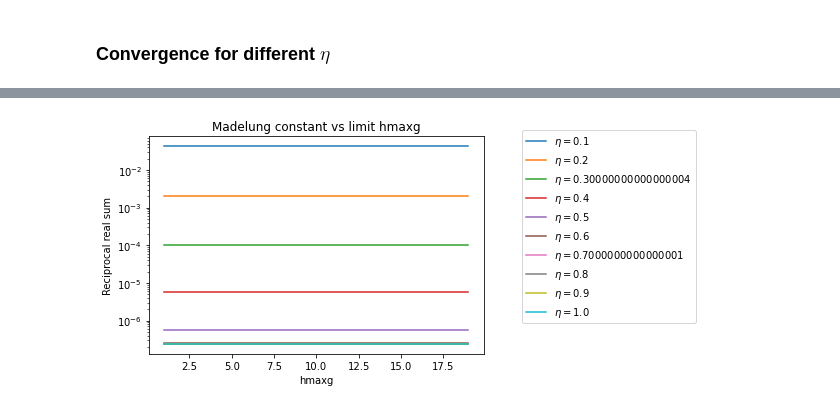
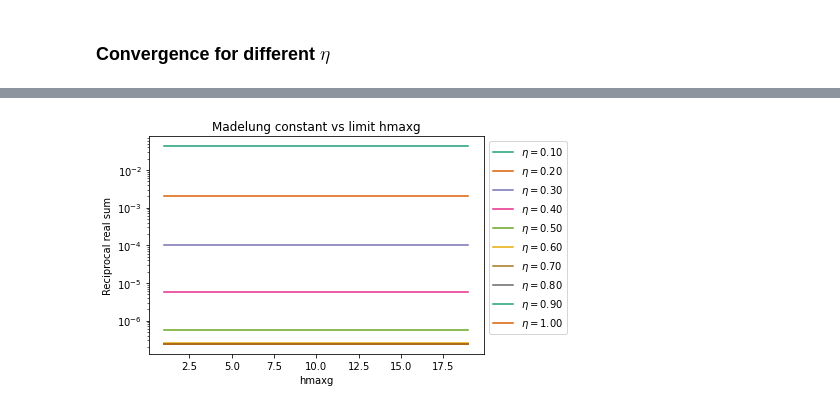
Before and after one commit to carle13/DipolarMagneticInteractions, a Jupyter notebook: AnalysisCharges/analysisCharges.ipynb, the cells around one changed output, grey strips where cells are left out. Cells and saved outputs as stored; diff of their text form; code cells hidden in the pictures.

Commit message:
plots

```diff
--- a/AnalysisCharges/analysisCharges.ipynb
+++ b/AnalysisCharges/analysisCharges.ipynb
@@ -3,6 +3,8 @@
 # %%
 import numpy as np
 import matplotlib.pyplot as plt
+from matplotlib.ticker import MaxNLocator
+plt.rcParams["axes.prop_cycle"] = plt.cycler("color", plt.cm.Dark2.colors)
 import bruteCharges
 # %% [markdown]
 ### Program CsCl lattice
@@ -209,16 +168,26 @@ plt.show()
 # %% [markdown]
 ### Convergence for different $\eta$
 # %%
-thValue = -2.035362 #reference value for comparison
-
-#Produce plot of reciprocal sum vs hmaxg
-maxG = np.arange(1, 20)
-#Produce plot of madelung constant vs eta
-etas = np.linspace(0.1, 1, 10)
-etasPlots = []
+etasPlotsNaCl = []
 for s in range(len(etas)):
-    madelungEwaldEtas = []
+    madelungEwaldEtasNaCl = []
     for i in range(len(maxG)):
-        ewaldVals = ewald(alattice, a, b, c, q, tau, etas[s], maxG[i], 10)
-        madelungEwaldEtas.append(np.sum(ewaldVals))
-    etasPlots.append(madelungEwaldEtas)
+        ewaldVals = ewald(aNaCl, bNaCl, cNaCl, qNaCl, tauNaCl, etas[s], maxG[i], 10)
+        madelungEwaldEtasNaCl.append(np.sum(ewaldVals))
+    etasPlotsNaCl.append(madelungEwaldEtasNaCl)
+# %%
+errMadEtasGNaCl = []
+for i in range(len(etas)):
+    errMadEtasGNaCl.append(np.abs(100*(np.array(etasPlotsNaCl[i]) - thValueNaCl) / thValueNaCl))
+# %%
+fig = plt.figure()
+ax = fig.gca()
+ax.set_title('Madelung Constant vs Summation Limit (CsCl)')
+ax.set_xlabel('hmaxG')
+ax.set_ylabel('Error in Madelung Constant (%)')
+ax.xaxis.set_major_locator(MaxNLocator(integer=True))
+ax.set_yscale('log')
+for i in range(len(etas)):
+    ax.plot(maxG, errMadEtasGNaCl[i], label='$\eta = $'+"{:.2f}".format(etas[i]))
+ax.legend(bbox_to_anchor=(1, 1))
+fig.savefig('ewaldMadelungGNaCl.png')
@@ -225,16 +196,14 @@ for s in range(len(etas)):
 # %%
-errMadEtasRec = []
-for i in range(len(etas)):
-    errMadEtasRec.append(-(np.array(etasPlots[i]) - thValue) / thValue)
 plt.figure()
 plt.title('Madelung constant vs limit hmaxg')
 plt.xlabel('hmaxg')
 plt.ylabel('Reciprocal real sum')
 plt.yscale('log')
 for i in range(len(etas)):
-    plt.plot(maxG, errMadEtasRec[i], label='$\eta = $'+str(etas[i]))
-plt.legend(bbox_to_anchor=(1.1, 1.05))
+    plt.plot(maxG, errMadEtasRec[i], label='$\eta = $'+"{:.2f}".format(etas[i]))
+
+plt.legend(bbox_to_anchor=(1, 1))
 plt.show()
 # %% [output]
-[figure, old version]
+[figure, new version]
 # %%
```
Also changed, not shown: parts of 31 cells of this notebook, 10 other files.
